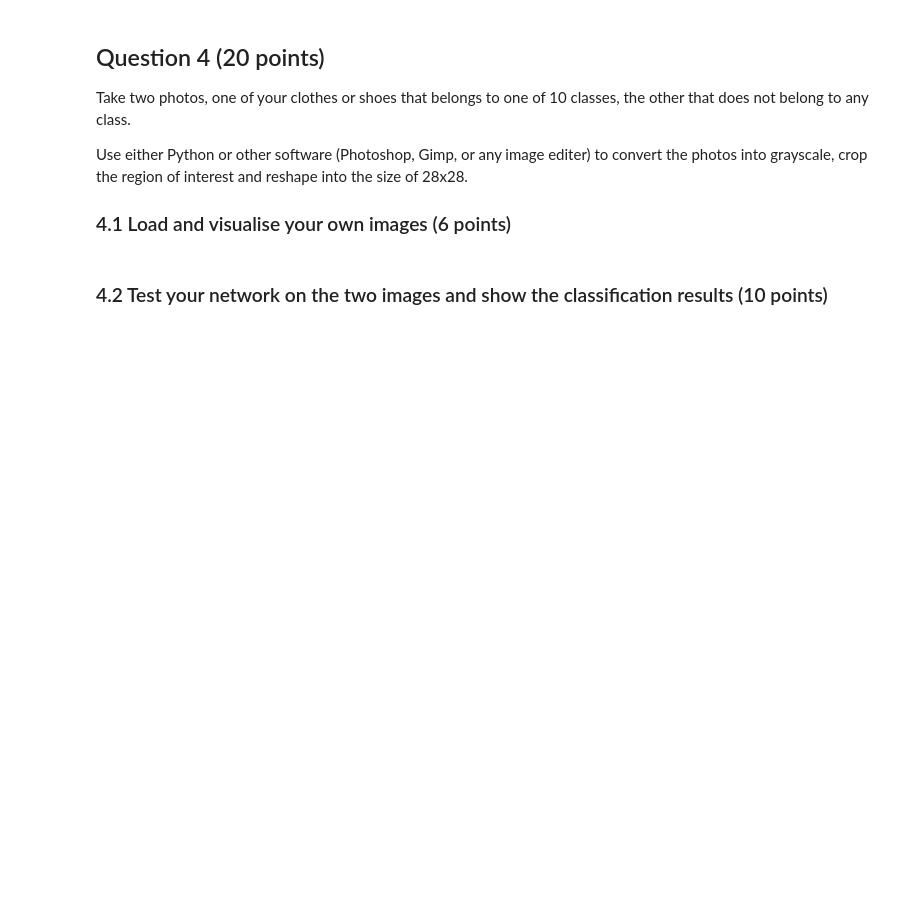
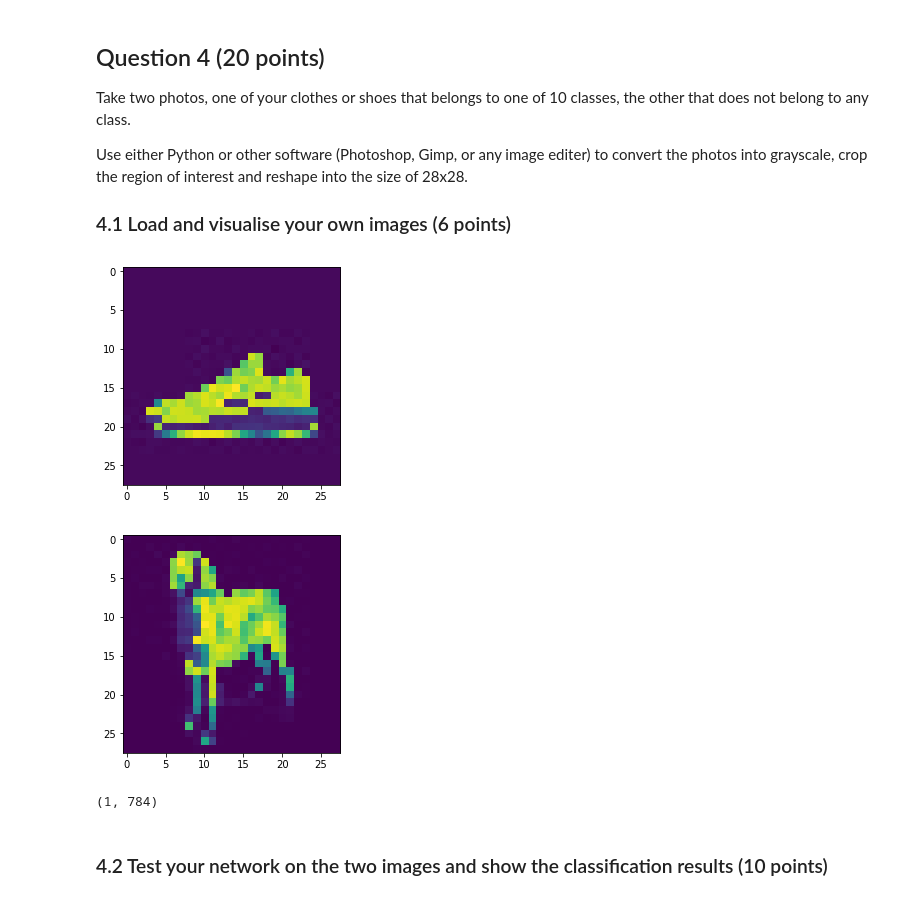
Before and after one commit to sunsumo555/cv_cw2, a Jupyter notebook: coursework_2.ipynb, the cells around one changed output. Saved outputs shown, nothing was run; the diff lists cells and outputs as text; code cells hidden in the pictures; blank space fills up the shorter version.

```diff
--- a/coursework_2.ipynb
+++ b/coursework_2.ipynb
@@ -153,5 +281,22 @@ Take two photos, one of your clothes or shoes that belongs to one of 10 classes,
 Use either Python or other software (Photoshop, Gimp, or any image editer) to convert the photos into grayscale, crop the region of interest and reshape into the size of 28x28.
 
 ### 4.1 Load and visualise your own images (6 points)
+# %%
+import cv2
+img_shoe = cv2.imread('shoe_test.jpg',0)
+plt.imshow(img_shoe)
+x_shoe = np.expand_dims(img_shoe.flatten(),axis=1).transpose()
+
+plt.figure()
+img_derp = cv2.imread('derp_test.jpg',0)
+plt.imshow(img_derp)
+x_derp = np.expand_dims(img_derp.flatten(),axis=1).transpose()
+# %% [output]
+[figure, added]
+[figure, added]
+# %%
+x_shoe.shape
+# %% [output]
+(1, 784)
 # %% [markdown]
 ### 4.2 Test your network on the two images and show the classification results (10 points)
```
Also changed, not shown: parts of 15 cells of this notebook, 5 other files.
